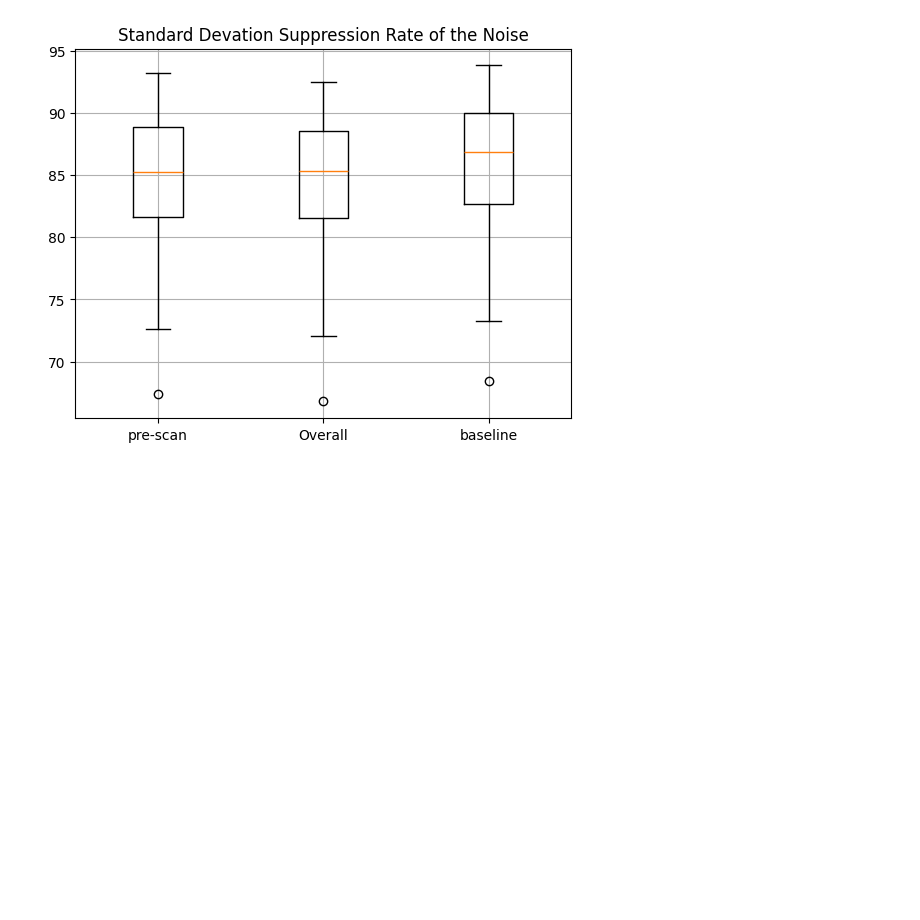
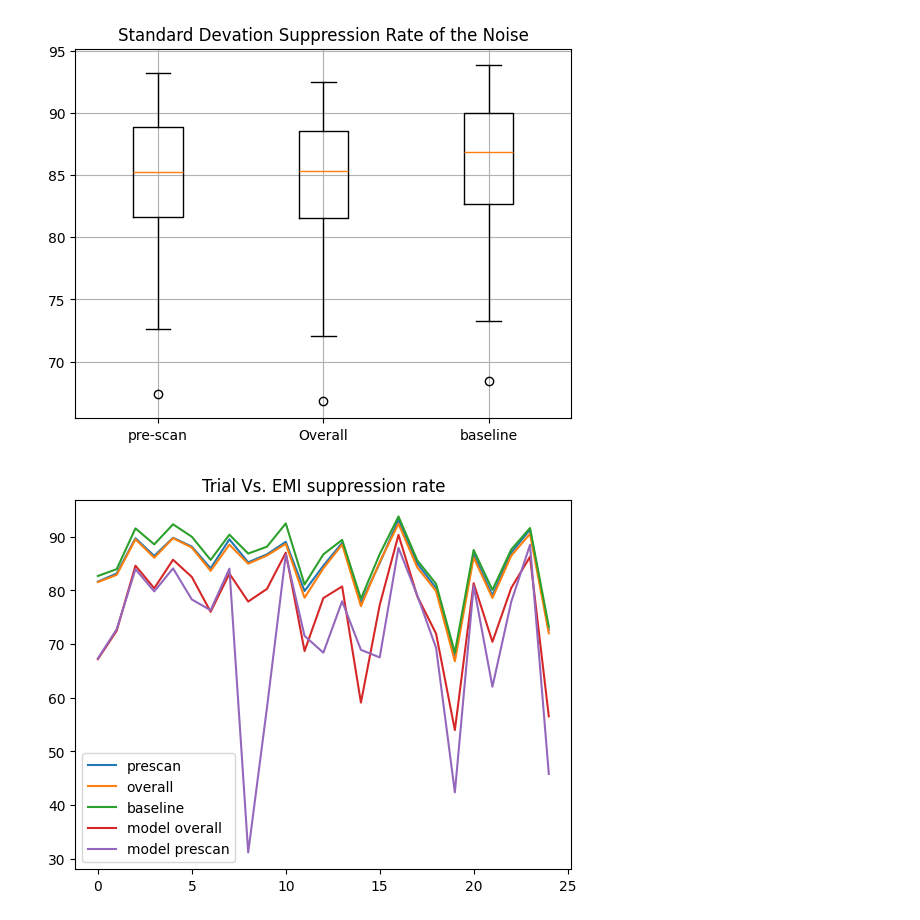
Before and after one commit to jiaxingh825/MRI-Image-Processing-using-Deep-Learning, a Jupyter notebook: ANS_Scripts/codeTestingSandbox.ipynb, the cells around one changed output. Drawn from its saved outputs; the diff is of its cells as text; code cells hidden in the pictures; blank space fills up the shorter version.

Commit message:
MODEL TESTING SANDBOX

```diff
--- a/ANS_Scripts/codeTestingSandbox.ipynb
+++ b/ANS_Scripts/codeTestingSandbox.ipynb
@@ -640,4 +602,27 @@ plt.show()
 # %% [output]
 [figure]
 [figure]
+# %%
+#Trial Vs. Std. suppression rate
+DATA1 = [81.65,83.17,89.74,86.45,89.83,88.18,84.14,89.54,85.25,86.74,
+          89.07,79.90,84.62,88.88,77.65,85.10,93.18,85.03,80.45,67.41,
+          86.81,79.09,87.03,91.35,72.59]
+DATA2 = [81.57,82.91,89.54,86.11,89.75,88.00,83.65,88.55,84.99,86.53,
+           88.69,78.64,84.12,88.58,77.08,85.31,92.44,84.30,79.90,66.79,
+           86.16,78.60,86.48,90.56,72.02]
+DATA3 = [82.70,83.98,91.58,88.60,92.34,90.02,85.70,90.41,86.88,88.17,
+            92.50,81.12,86.73,89.44,78.46,86.78,93.80,85.61,81.23,68.42,
+            87.55,80.10,87.64,91.64,73.24]
+DATA4 = [67.20,72.49,84.62,80.42,85.73,82.52,76.02,83.15,77.93,80.30,87.05,68.71,78.58,80.75,59.09,77.29,90.38,78.91,71.96,53.97,81.36,70.43,80.46,86.29,56.52]
+DATA5 = [67.32,72.77,83.97,79.83,84.12,78.32,76.32,84.07,31.14,58.17,86.68,71.53,68.40,77.98,68.93,67.52,87.94,79.09,69.31,42.35,80.89,62.05,77.88,88.51,45.78]
+plt.plot(range(25),DATA1)
+plt.plot(range(25),DATA2)
+plt.plot(range(25),DATA3)
+plt.plot(range(25),DATA4)
+plt.plot(range(25),DATA5)
+plt.legend(['prescan','overall','baseline','model overall','model prescan'])
+plt.title('Trial Vs. EMI suppression rate')
+plt.show()
+# %% [output]
+[figure, added]
 # %%
```
Also changed, not shown: parts of 13 cells of this notebook, 2 other files.
